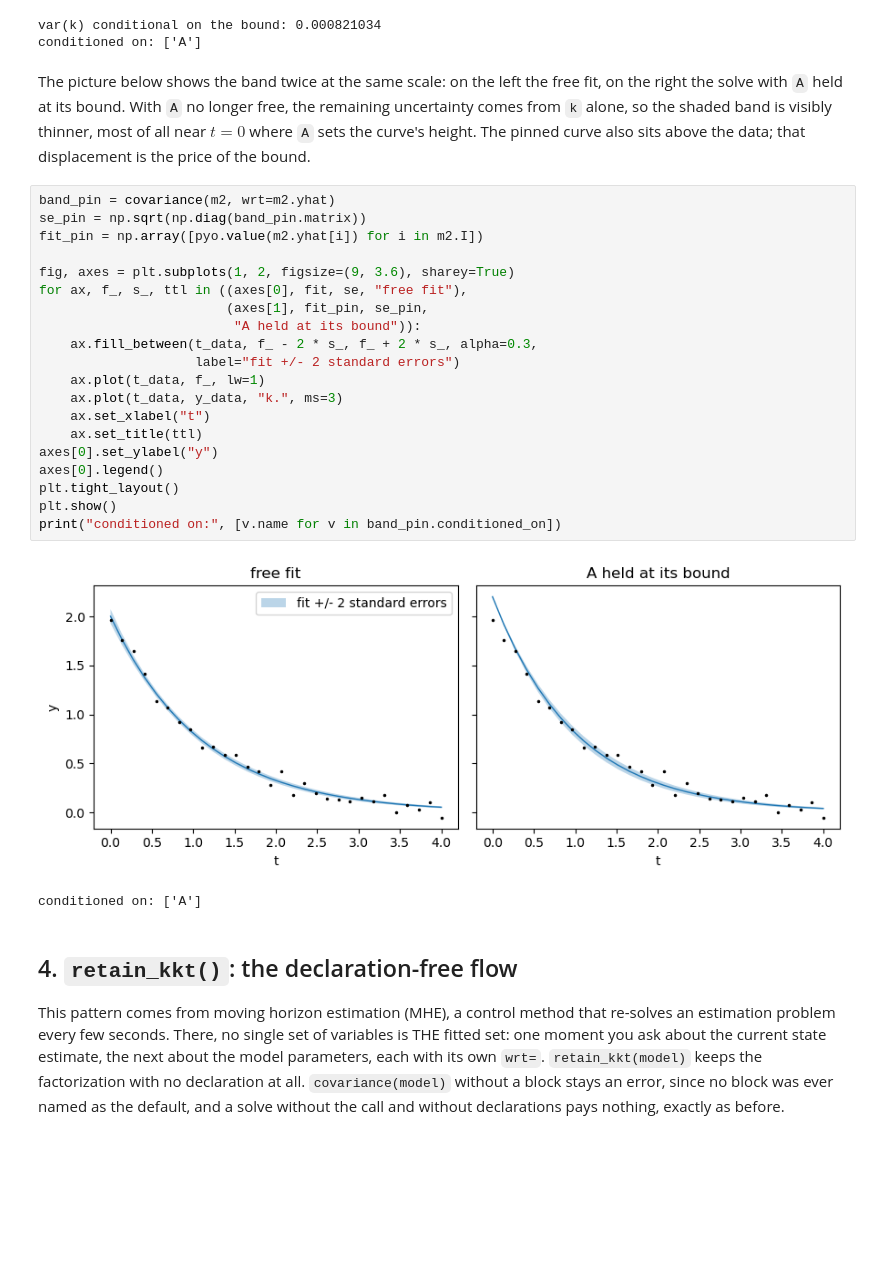
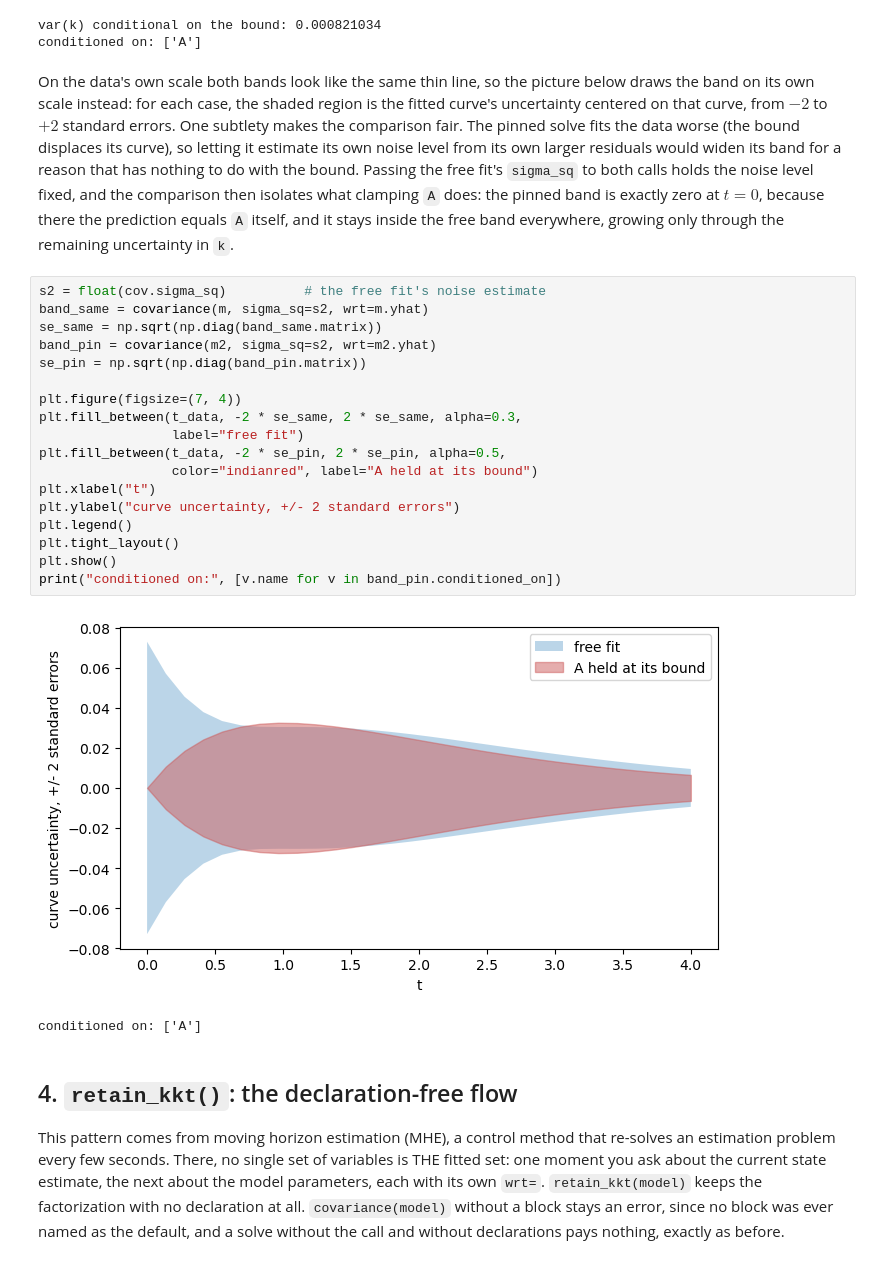
Before and after one commit to GermanHeim/pounce, a Jupyter notebook: python/notebooks/32_wrt_blocks_and_retain_kkt.ipynb, the cells around one changed output. Saved outputs shown, nothing was run; the diff lists cells and outputs as text; blank space fills up the shorter version.

Commit message:
Notebook 32: a fair band comparison, drawn on the band's own scale
The side-by-side version was dominated by the displaced pinned curve
while both ribbons collapsed to thin lines at the data's scale, and
the half-width version before it compared an abstraction. The final
figure now draws each band centered on its own fit, from -2 to +2
standard errors, and holds the noise level at the free fit's
estimate for both calls: the pinned solve fits worse, so letting it
estimate its own sigma widens its band for a reason unrelated to the
bound, which is exactly what the first attempt showed and the prose
now explains. With sigma held fixed the pinned band is zero at t = 0
and nests inside the free band everywhere, growing only through k.

Co-Authored-By: Claude Fable 5 <noreply@anthropic.com>

```diff
--- a/python/notebooks/32_wrt_blocks_and_retain_kkt.ipynb
+++ b/python/notebooks/32_wrt_blocks_and_retain_kkt.ipynb
@@ -187,34 +187,39 @@ print("conditioned on:", [v.name for v in cov_k.conditioned_on])
 var(k) conditional on the bound: 0.000821034
 conditioned on: ['A']
 # %% [markdown]
-The picture below shows the band twice at the same scale: on the
-left the free fit, on the right the solve with `A` held at its bound.
-With `A` no longer free, the remaining uncertainty comes from `k`
-alone, so the shaded band is visibly thinner, most of all near
-$t = 0$ where `A` sets the curve's height. The pinned curve also sits
-above the data; that displacement is the price of the bound.
+On the data's own scale both bands look like the same thin line, so
+the picture below draws the band on its own scale instead: for each
+case, the shaded region is the fitted curve's uncertainty centered on
+that curve, from $-2$ to $+2$ standard errors. One subtlety makes the
+comparison fair. The pinned solve fits the data worse (the bound
+displaces its curve), so letting it estimate its own noise level from
+its own larger residuals would widen its band for a reason that has
+nothing to do with the bound. Passing the free fit's `sigma_sq` to
+both calls holds the noise level fixed, and the comparison then
+isolates what clamping `A` does: the pinned band is exactly zero at
+$t = 0$, because there the prediction equals `A` itself, and it stays
+inside the free band everywhere, growing only through the remaining
+uncertainty in `k`.
 # %%
-band_pin = covariance(m2, wrt=m2.yhat)
+s2 = float(cov.sigma_sq)          # the free fit's noise estimate
+band_same = covariance(m, sigma_sq=s2, wrt=m.yhat)
+se_same = np.sqrt(np.diag(band_same.matrix))
+band_pin = covariance(m2, sigma_sq=s2, wrt=m2.yhat)
 se_pin = np.sqrt(np.diag(band_pin.matrix))
-fit_pin = np.array([pyo.value(m2.yhat[i]) for i in m2.I])
 
-fig, axes = plt.subplots(1, 2, figsize=(9, 3.6), sharey=True)
-for ax, f_, s_, ttl in ((axes[0], fit, se, "free fit"),
-                        (axes[1], fit_pin, se_pin,
-                         "A held at its bound")):
-    ax.fill_between(t_data, f_ - 2 * s_, f_ + 2 * s_, alpha=0.3,
-                    label="fit +/- 2 standard errors")
-    ax.plot(t_data, f_, lw=1)
-    ax.plot(t_data, y_data, "k.", ms=3)
-    ax.set_xlabel("t")
-    ax.set_title(ttl)
-axes[0].set_ylabel("y")
-axes[0].legend()
+plt.figure(figsize=(7, 4))
+plt.fill_between(t_data, -2 * se_same, 2 * se_same, alpha=0.3,
+                 label="free fit")
+plt.fill_between(t_data, -2 * se_pin, 2 * se_pin, alpha=0.5,
+                 color="indianred", label="A held at its bound")
+plt.xlabel("t")
+plt.ylabel("curve uncertainty, +/- 2 standard errors")
+plt.legend()
 plt.tight_layout()
 plt.show()
 print("conditioned on:", [v.name for v in band_pin.conditioned_on])
 # %% [output]
-[figure, old version]
+[figure, new version]
 conditioned on: ['A']
 # %% [markdown]
 ## 4. `retain_kkt()`: the declaration-free flow
```
